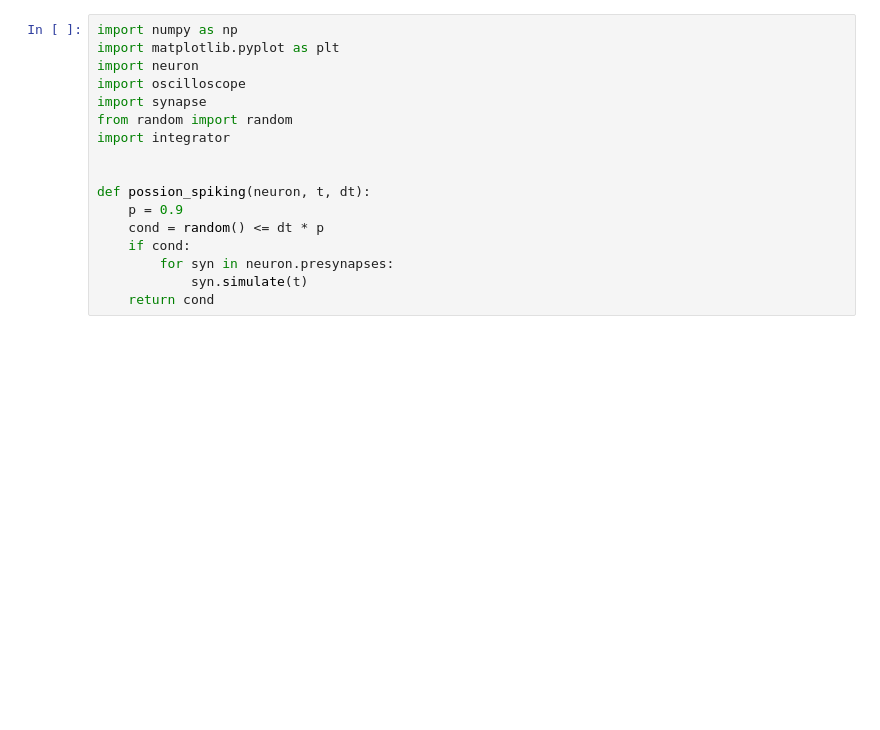
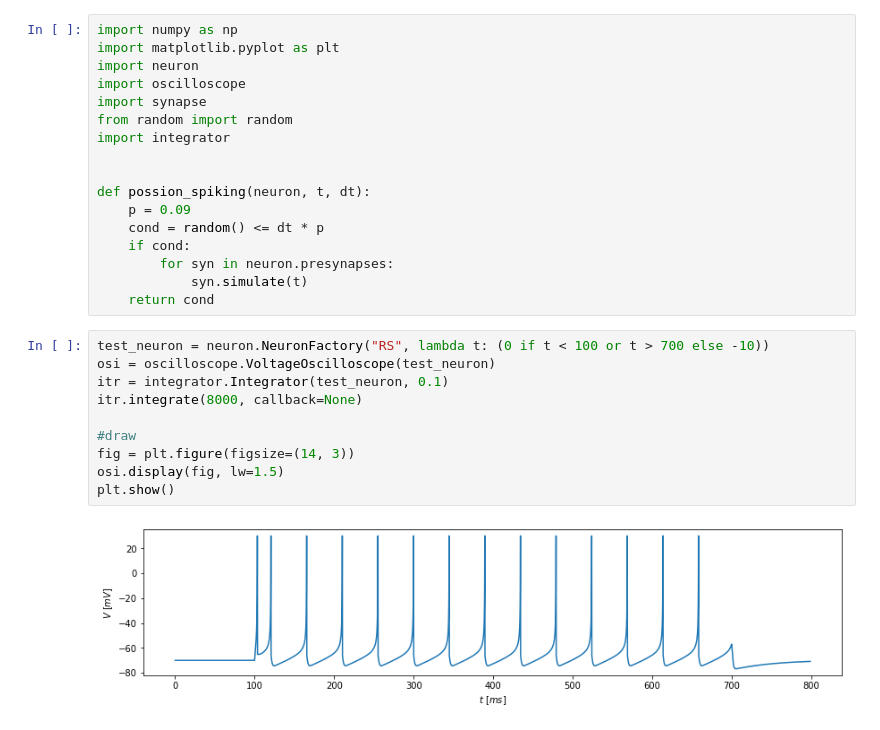
Before and after one commit to monlie/pyBrain, a Jupyter notebook: Untitled.ipynb, the cells around one changed output. Drawn from its saved outputs; the diff is of its cells as text; blank space fills up the shorter version.

```diff
--- a/Untitled.ipynb
+++ b/Untitled.ipynb
@@ -9,9 +9,21 @@ import integrator
 
 
 def possion_spiking(neuron, t, dt):
-    p = 0.9
+    p = 0.09
     cond = random() <= dt * p
     if cond:
         for syn in neuron.presynapses:
             syn.simulate(t)
     return cond
+# %%
+test_neuron = neuron.NeuronFactory("RS", lambda t: (0 if t < 100 or t > 700 else -10))
+osi = oscilloscope.VoltageOscilloscope(test_neuron)
+itr = integrator.Integrator(test_neuron, 0.1)
+itr.integrate(8000, callback=None)
+
+#draw
+fig = plt.figure(figsize=(14, 3))
+osi.display(fig, lw=1.5)
+plt.show()
+# %% [output]
+[figure, added]
```
Also changed, not shown: parts of 4 cells of this notebook, 3 other files.
